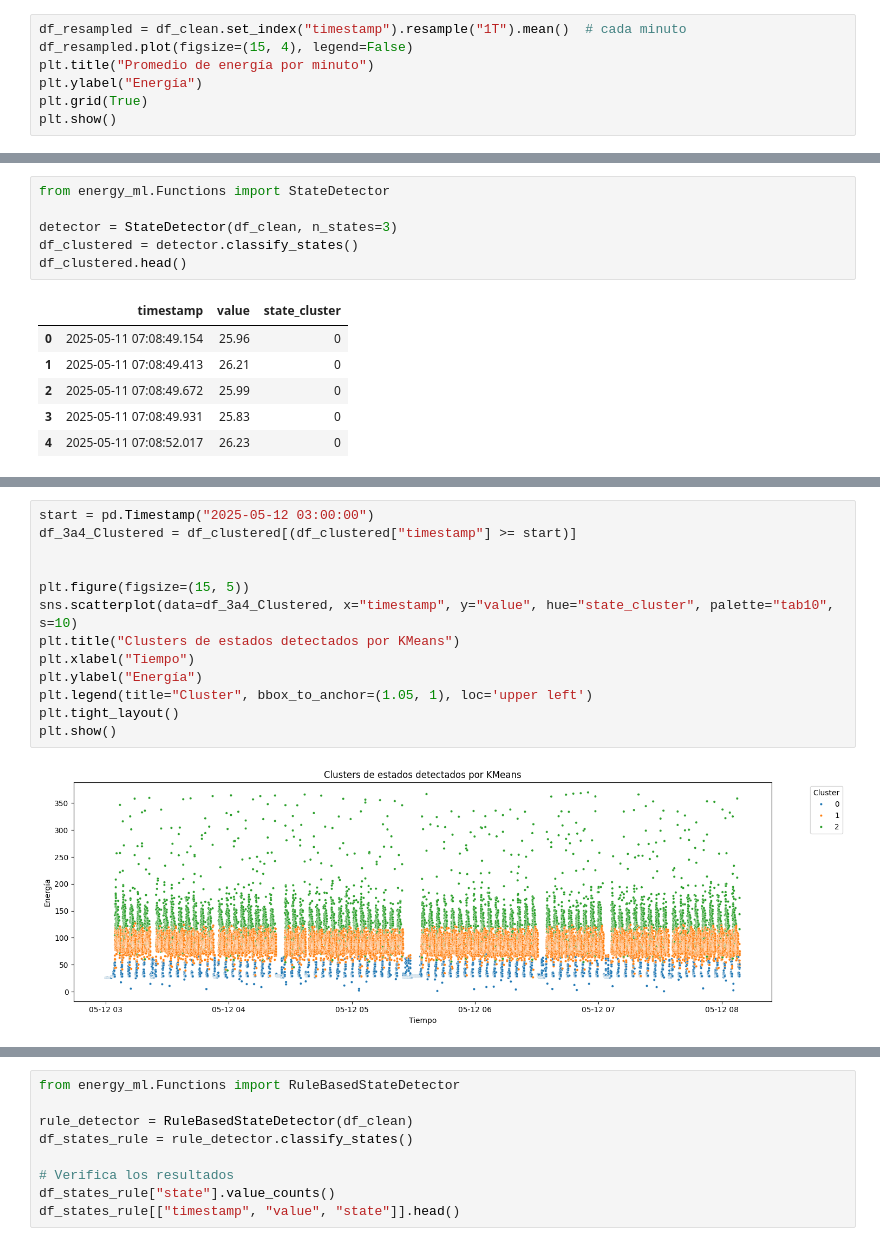
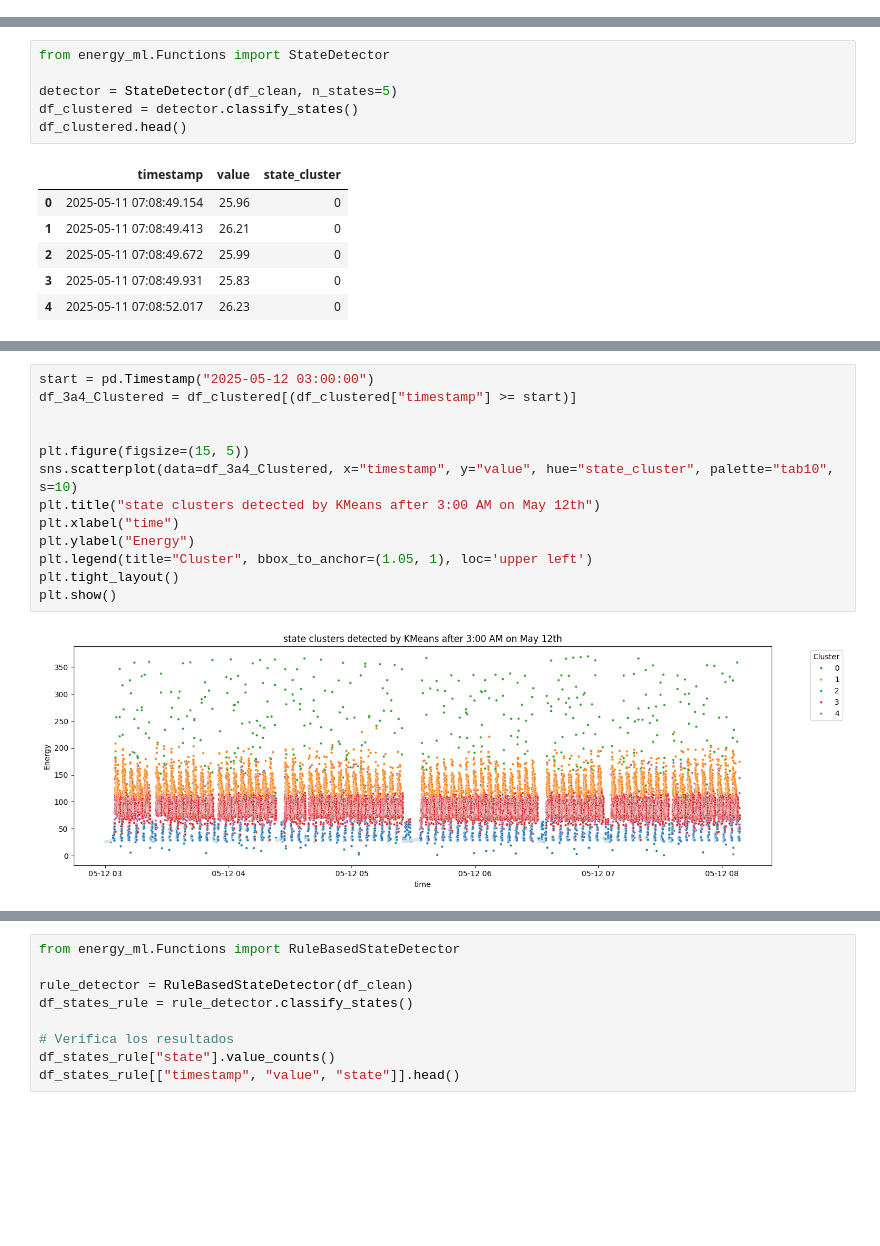
Before and after one commit to felipe97rg/energy_ml_project, a Jupyter notebook: energy_ml_project/notebooks/demo_workflow.ipynb, the cells around one changed output, grey strips where cells are left out. Drawn from its saved outputs; the diff is of its cells as text; blank space fills up the shorter version.

```diff
--- a/energy_ml_project/notebooks/demo_workflow.ipynb
+++ b/energy_ml_project/notebooks/demo_workflow.ipynb
@@ -144,10 +170,3 @@ plt.grid(True)
 plt.show()
 # %% [output]
 [figure]
-# %%
-df_resampled = df_clean.set_index("timestamp").resample("1T").mean()  # cada minuto
-df_resampled.plot(figsize=(15, 4), legend=False)
-plt.title("Promedio de energía por minuto")
-plt.ylabel("Energía")
-plt.grid(True)
-plt.show()
@@ -208,7 +230,7 @@ plt.show()
 # %%
 from energy_ml.Functions import StateDetector
 
-detector = StateDetector(df_clean, n_states=3)
+detector = StateDetector(df_clean, n_states=5)
 df_clustered = detector.classify_states()
 df_clustered.head()
 # %% [output]
@@ -234,18 +255,18 @@ plt.show()
 # %%
 start = pd.Timestamp("2025-05-12 03:00:00")
 df_3a4_Clustered = df_clustered[(df_clustered["timestamp"] >= start)]
 
 
 plt.figure(figsize=(15, 5))
 sns.scatterplot(data=df_3a4_Clustered, x="timestamp", y="value", hue="state_cluster", palette="tab10", s=10)
-plt.title("Clusters de estados detectados por KMeans")
-plt.xlabel("Tiempo")
-plt.ylabel("Energía")
+plt.title("state clusters detected by KMeans after 3:00 AM on May 12th")
+plt.xlabel("time")
+plt.ylabel("Energy")
 plt.legend(title="Cluster", bbox_to_anchor=(1.05, 1), loc='upper left')
 plt.tight_layout()
 plt.show()
 # %% [output]
-[figure, old version]
+[figure, new version]
 # %%
 start = pd.Timestamp("2025-05-12 03:00:00")
 end = pd.Timestamp("2025-05-12 03:30:00")
```
Also changed, not shown: parts of 35 cells of this notebook.
